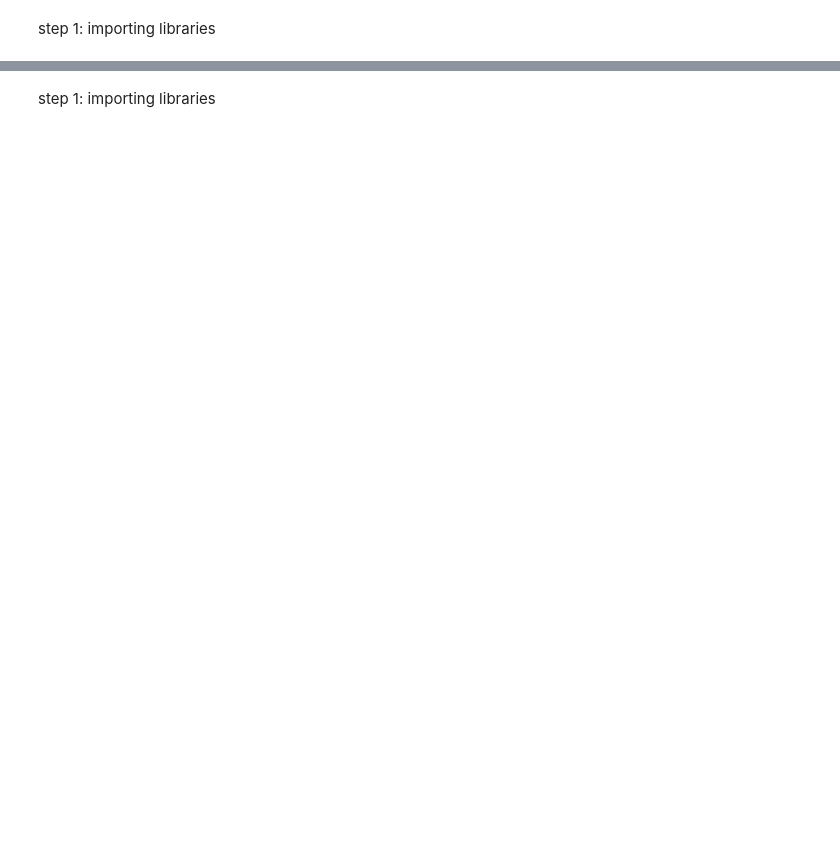
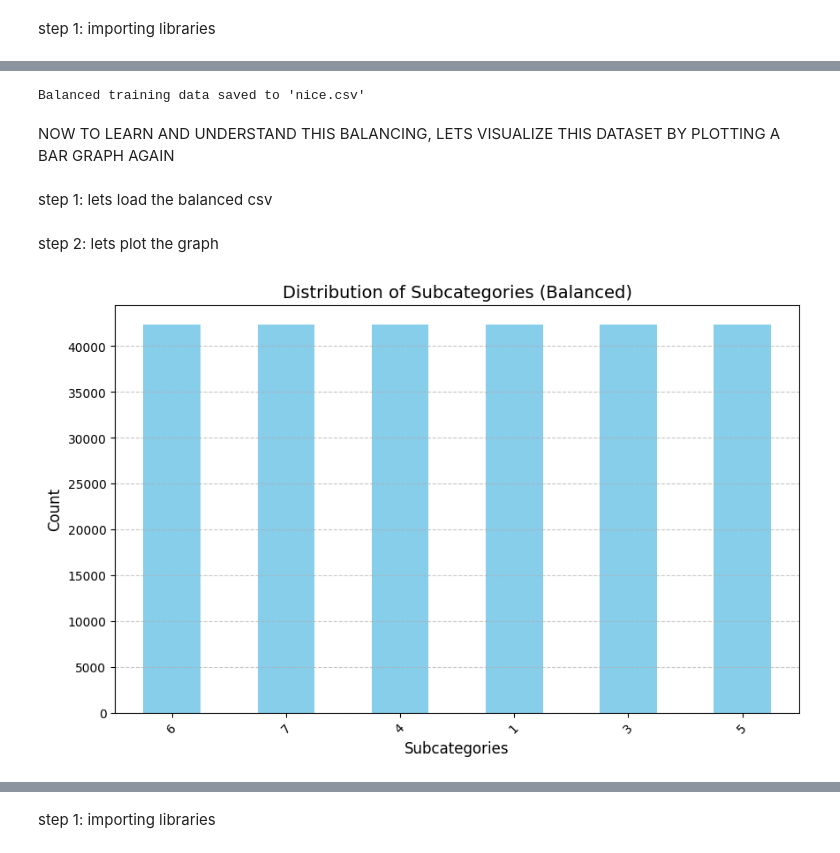
Before and after one commit to shauryapanhale/skill2, a Jupyter notebook: SKILL_LCA_3.ipynb, the cells around one changed output, grey strips where cells are left out. Drawn from its saved outputs; the diff is of its cells as text; code cells hidden in the pictures; blank space fills up the shorter version.

```diff
--- a/SKILL_LCA_3.ipynb
+++ b/SKILL_LCA_3.ipynb
@@ -284,0 +358,26 @@ i am using logistic regression for this
+# %%
+balanced_data = pd.concat([pd.DataFrame(X_train_balanced), pd.DataFrame(y_train_balanced, columns=['subcategory_encoded'])], axis=1)
+balanced_data.to_csv('nice.csv', index=False)
+print("\nBalanced training data saved to 'nice.csv'")
+# %% [output]
+Balanced training data saved to 'nice.csv'
+# %% [markdown]
+NOW TO LEARN AND UNDERSTAND THIS BALANCING, LETS VISUALIZE THIS DATASET BY PLOTTING A BAR GRAPH AGAIN
+# %% [markdown]
+step 1: lets load the balanced csv
+# %%
+file_path = '/content/nice.csv'
+balanced_data = pd.read_csv(file_path)
+# %% [markdown]
+step 2: lets plot the graph
+# %%
+plt.figure(figsize=(10, 6))
+balanced_data['subcategory_encoded'].value_counts().plot(kind='bar', color='skyblue')
+plt.title('Distribution of Subcategories (Balanced)', fontsize=14)
+plt.xlabel('Subcategories', fontsize=12)
+plt.ylabel('Count', fontsize=12)
+plt.xticks(rotation=45)
+plt.grid(axis='y', linestyle='--', alpha=0.7)
+plt.show()
+# %% [output]
+[figure, added]
```
Also changed, not shown: parts of 232 cells of this notebook.
